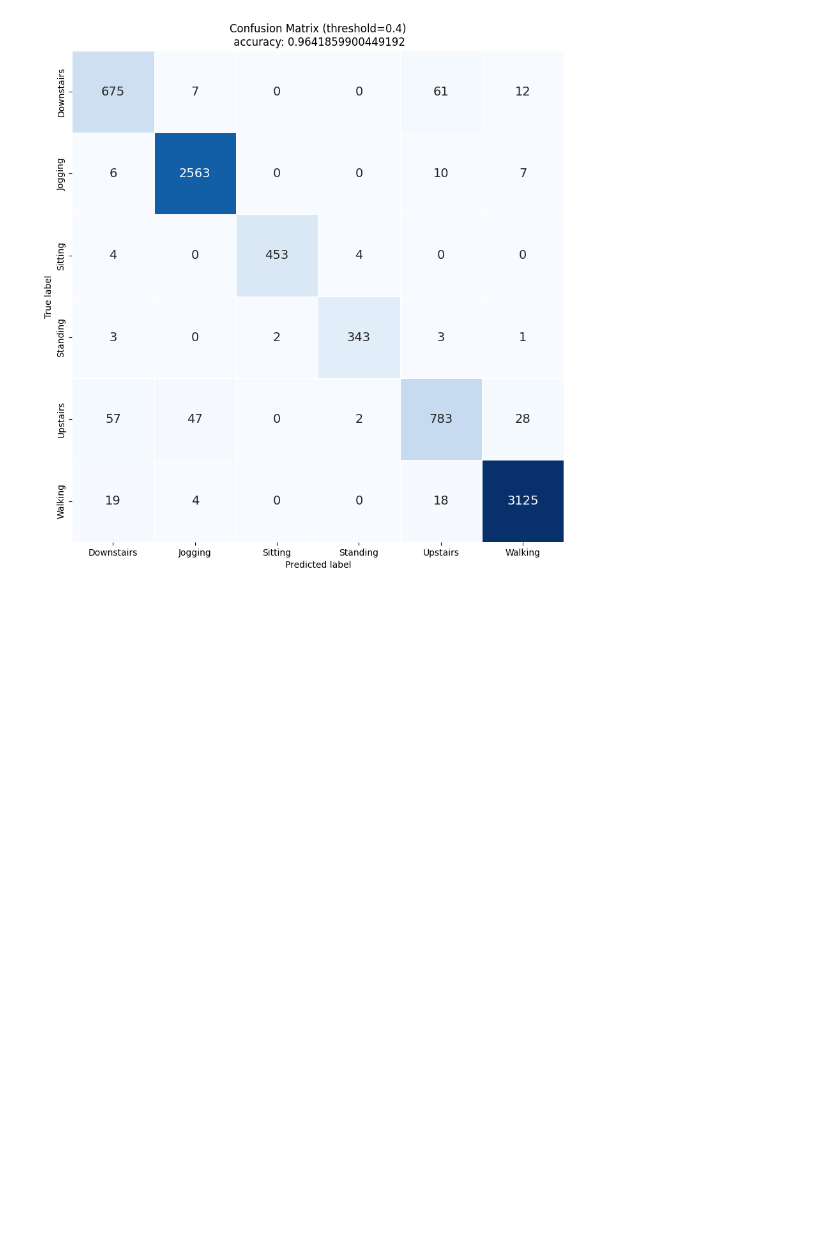
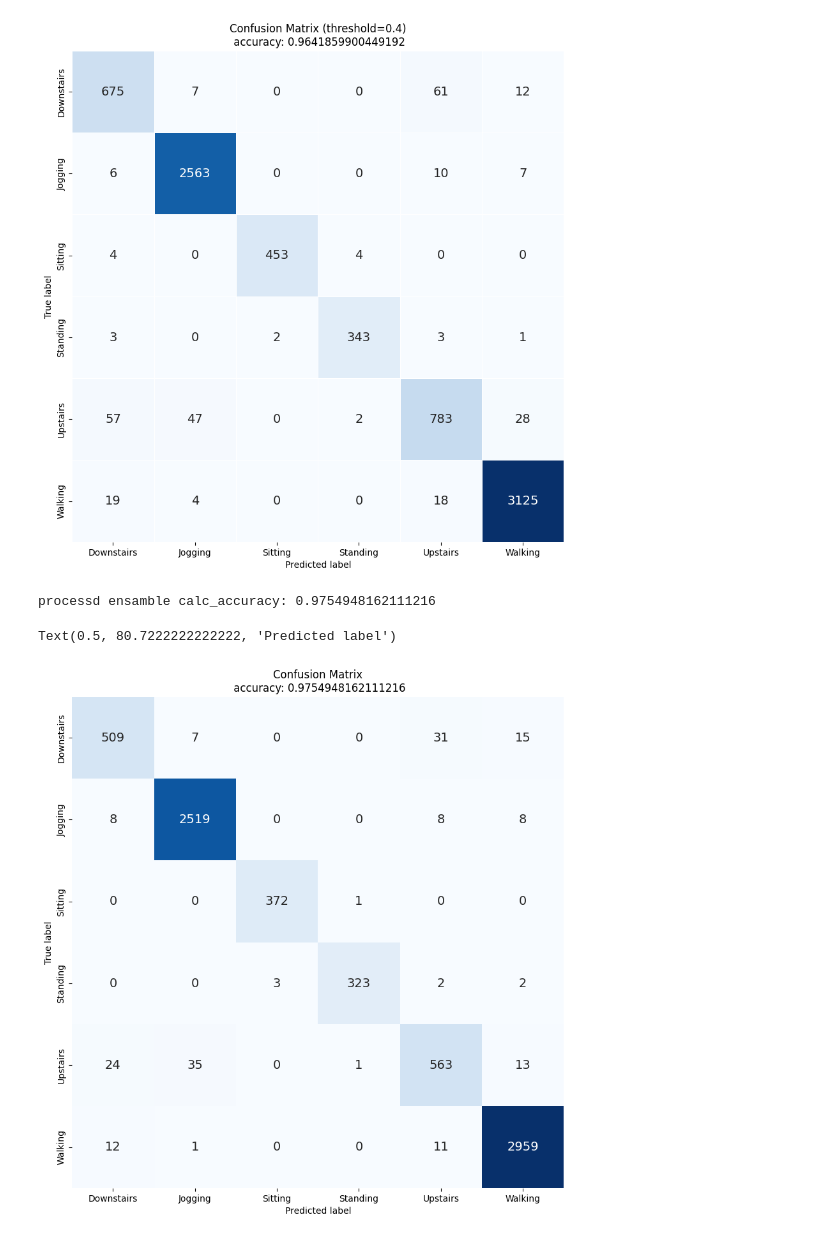
Before and after one commit to rakawanegan/humanactivityrecognition_portfolio, a Jupyter notebook: result/error_bar/ensamble_analysis.ipynb, the cells around one changed output. Cells and saved outputs as stored; diff of their text form; code cells hidden in the pictures; blank space fills up the shorter version.

Commit message:
add ensamble

```diff
--- a/result/error_bar/ensamble_analysis.ipynb
+++ b/result/error_bar/ensamble_analysis.ipynb
@@ -72,3 +72,36 @@ convbbt accuracy: 0.9520456476872647
 
 ensamble calc_accuracy: 0.9641859900449192
 [figure]
+# %%
+drop_threshold = 0.4
+cnn1d_threshold = 0.5
+
+drop_index = convbbt_predict.max(axis=1) < drop_threshold
+cnn1d_predict_index = convbbt_predict.max(axis=1) < cnn1d_threshold
+
+processd_true = true.loc[~drop_index]
+processd_ensamble_predict = convbbt_predict_label.loc[~drop_index].copy()
+processd_ensamble_predict.loc[cnn1d_predict_index] = cnn1d_predict_label.loc[cnn1d_predict_index]
+
+print(f"processd ensamble calc_accuracy: {calc_accuracy(pd.DataFrame({'true_label': processd_true, 'predict_label': processd_ensamble_predict}))}")
+
+cm = confusion_matrix(processd_true, processd_ensamble_predict, labels=LABELS)
+cm_df = pd.DataFrame(cm, index=LABELS, columns=LABELS)
+plt.figure(figsize=(10, 10))
+sns.heatmap(
+    cm_df,
+    annot=True,
+    fmt="d",
+    linewidths=0.5,
+    cmap="Blues",
+    cbar=False,
+    annot_kws={"size": 14},
+    square=True,
+)
+plt.title(f"Confusion Matrix\n accuracy: {calc_accuracy(pd.DataFrame({'true_label': processd_true, 'predict_label': processd_ensamble_predict}))}")
+plt.ylabel("True label")
+plt.xlabel("Predicted label")
+# %% [output]
+processd ensamble calc_accuracy: 0.9754948162111216
+Text(0.5, 80.7222222222222, 'Predicted label')
+[figure, added]
```
Also changed, not shown: 2 other files.
